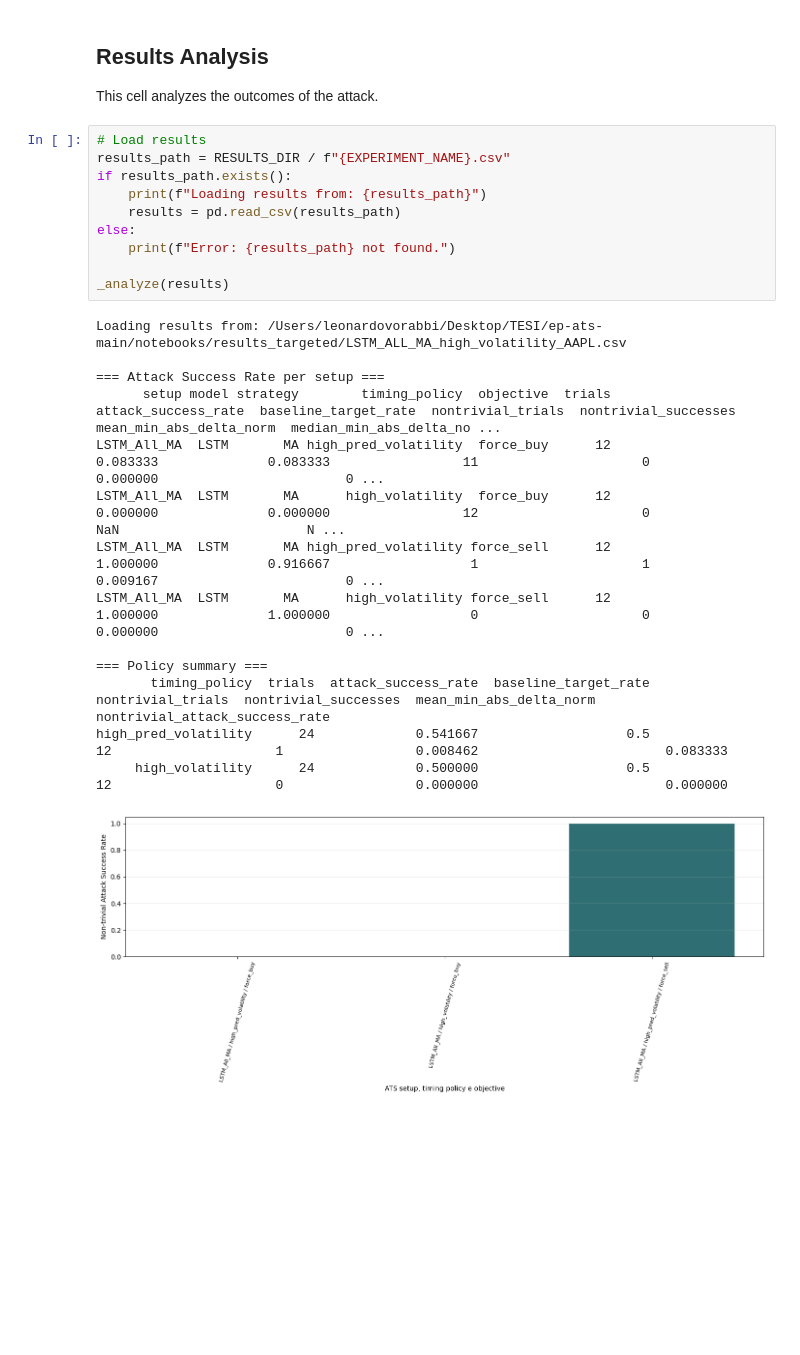
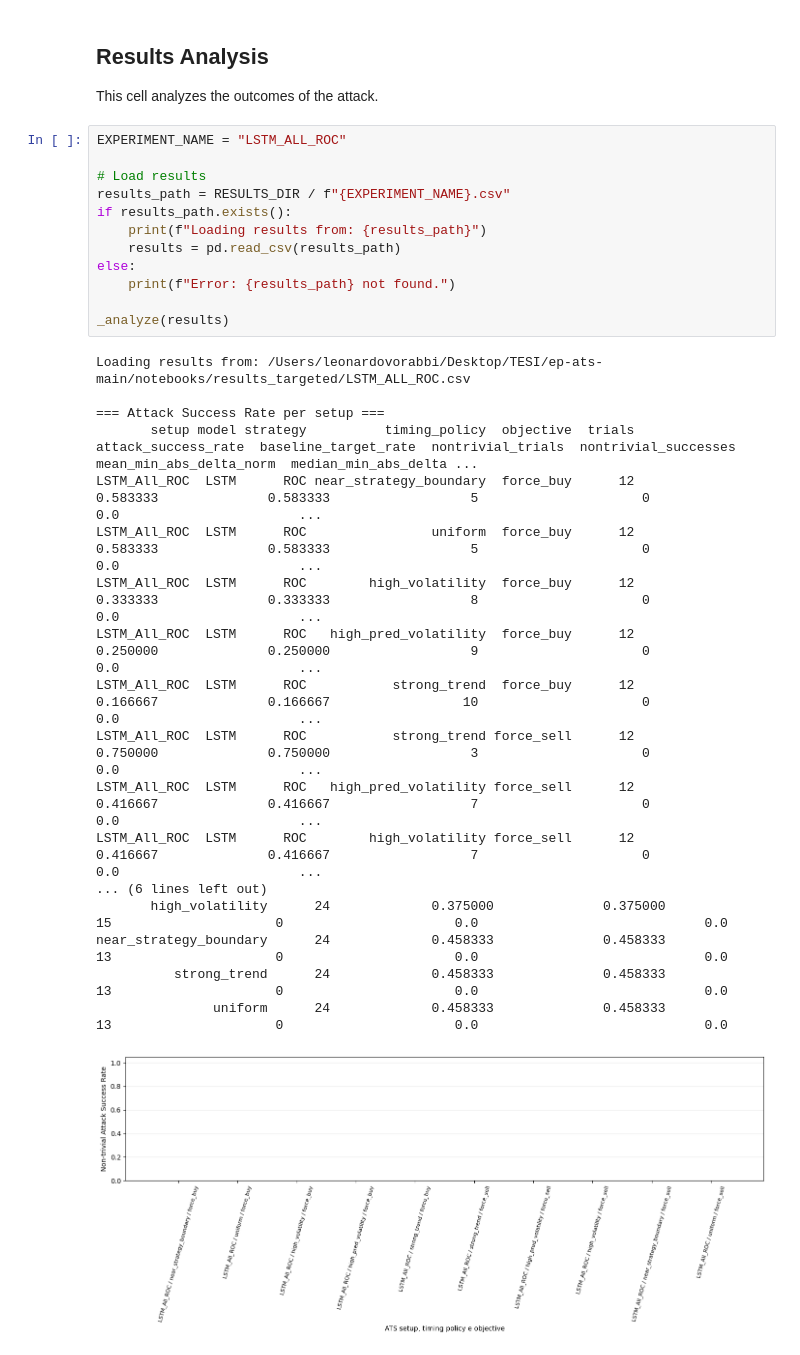
Before and after one commit to leovora/master-thesis, a Jupyter notebook: notebooks/targeted_experiment_run.ipynb, the cells around one changed output. Saved outputs shown, nothing was run; the diff lists cells and outputs as text; blank space fills up the shorter version.

```diff
--- a/notebooks/targeted_experiment_run.ipynb
+++ b/notebooks/targeted_experiment_run.ipynb
@@ -220,27 +222,33 @@ Results saved in: /Users/leonardovorabbi/Desktop/TESI/ep-ats-main/notebooks/resu
 ## Results Analysis
 This cell analyzes the outcomes of the attack.
 # %%
+EXPERIMENT_NAME = "LSTM_ALL_ROC"
+
 # Load results
 results_path = RESULTS_DIR / f"{EXPERIMENT_NAME}.csv"
 if results_path.exists():
     print(f"Loading results from: {results_path}")
     results = pd.read_csv(results_path)
 else:
     print(f"Error: {results_path} not found.")
 
 _analyze(results)
 # %% [output]
-Loading results from: /Users/leonardovorabbi/Desktop/TESI/ep-ats-main/notebooks/results_targeted/LSTM_ALL_MA_high_volatility_AAPL.csv
+Loading results from: /Users/leonardovorabbi/Desktop/TESI/ep-ats-main/notebooks/results_targeted/LSTM_ALL_ROC.csv
 
 === Attack Success Rate per setup ===
-      setup model strategy        timing_policy  objective  trials  attack_success_rate  baseline_target_rate  nontrivial_trials  nontrivial_successes  mean_min_abs_delta_norm  median_min_abs_delta_no ...
-LSTM_All_MA  LSTM       MA high_pred_volatility  force_buy      12             0.083333              0.083333                 11                     0                 0.000000                        0 ...
-LSTM_All_MA  LSTM       MA      high_volatility  force_buy      12             0.000000              0.000000                 12                     0                      NaN                        N ...
-LSTM_All_MA  LSTM       MA high_pred_volatility force_sell      12             1.000000              0.916667                  1                     1                 0.009167                        0 ...
-LSTM_All_MA  LSTM       MA      high_volatility force_sell      12             1.000000              1.000000                  0                     0                 0.000000                        0 ...
-
-=== Policy summary ===
-       timing_policy  trials  attack_success_rate  baseline_target_rate  nontrivial_trials  nontrivial_successes  mean_min_abs_delta_norm  nontrivial_attack_success_rate
-high_pred_volatility      24             0.541667                   0.5                 12                     1                 0.008462                        0.083333
-     high_volatility      24             0.500000                   0.5                 12                     0                 0.000000                        0.000000
+       setup model strategy          timing_policy  objective  trials  attack_success_rate  baseline_target_rate  nontrivial_trials  nontrivial_successes  mean_min_abs_delta_norm  median_min_abs_delta ...
+LSTM_All_ROC  LSTM      ROC near_strategy_boundary  force_buy      12             0.583333              0.583333                  5                     0                      0.0                       ...
+LSTM_All_ROC  LSTM      ROC                uniform  force_buy      12             0.583333              0.583333                  5                     0                      0.0                       ...
+LSTM_All_ROC  LSTM      ROC        high_volatility  force_buy      12             0.333333              0.333333                  8                     0                      0.0                       ...
+LSTM_All_ROC  LSTM      ROC   high_pred_volatility  force_buy      12             0.250000              0.250000                  9                     0                      0.0                       ...
+LSTM_All_ROC  LSTM      ROC           strong_trend  force_buy      12             0.166667              0.166667                 10                     0                      0.0                       ...
+LSTM_All_ROC  LSTM      ROC           strong_trend force_sell      12             0.750000              0.750000                  3                     0                      0.0                       ...
+LSTM_All_ROC  LSTM      ROC   high_pred_volatility force_sell      12             0.416667              0.416667                  7                     0                      0.0                       ...
+LSTM_All_ROC  LSTM      ROC        high_volatility force_sell      12             0.416667              0.416667                  7                     0                      0.0                       ...
+... (6 lines left out)
+       high_volatility      24             0.375000              0.375000                 15                     0                      0.0                             0.0
+near_strategy_boundary      24             0.458333              0.458333                 13                     0                      0.0                             0.0
+          strong_trend      24             0.458333              0.458333                 13                     0                      0.0                             0.0
+               uniform      24             0.458333              0.458333                 13                     0                      0.0                             0.0
-[figure, old version]
+[figure, new version]
```
Also changed, not shown: parts of 2 cells of this notebook, 4 other files.
